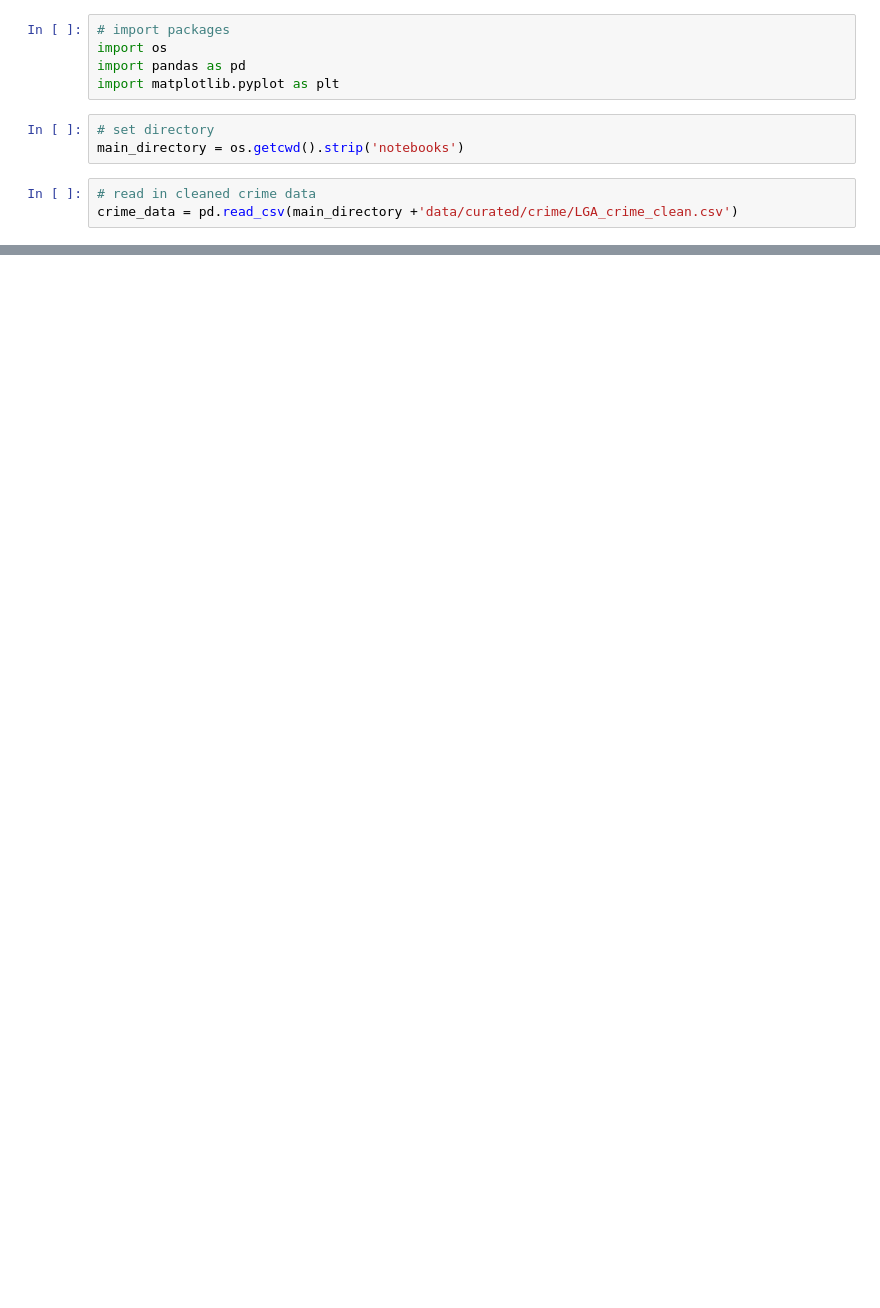
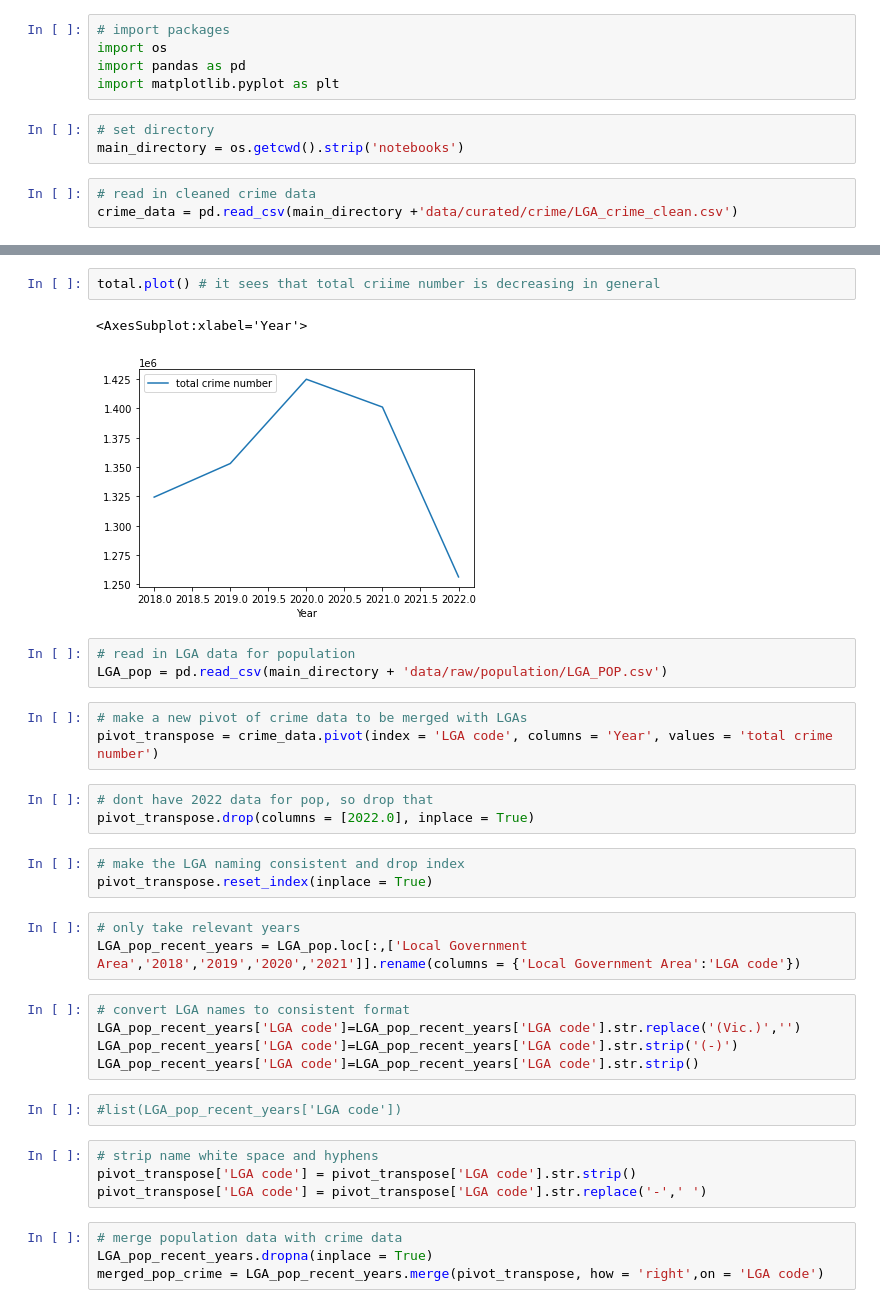
Before and after one commit to MAST30034-Applied-Data-Science/generic-real-estate-consulting-project-18, a Jupyter notebook: notebooks/Crime_forecast_generation.ipynb, the cells around one changed output, grey strips where cells are left out. Drawn from its saved outputs; the diff is of its cells as text; blank space fills up the shorter version.

```diff
--- a/notebooks/Crime_forecast_generation.ipynb
+++ b/notebooks/Crime_forecast_generation.ipynb
@@ -55,0 +61,35 @@ Name: Year, dtype: int64
+# %%
+total.plot() # it sees that total criime number is decreasing in general
+# %% [output]
+<AxesSubplot:xlabel='Year'>
+[figure, added]
+# %%
+# read in LGA data for population
+LGA_pop = pd.read_csv(main_directory + 'data/raw/population/LGA_POP.csv')
+# %%
+# make a new pivot of crime data to be merged with LGAs
+pivot_transpose = crime_data.pivot(index = 'LGA code', columns = 'Year', values = 'total crime number')
+# %%
+# dont have 2022 data for pop, so drop that
+pivot_transpose.drop(columns = [2022.0], inplace = True)
+# %%
+# make the LGA naming consistent and drop index
+pivot_transpose.reset_index(inplace = True)
+# %%
+# only take relevant years
+LGA_pop_recent_years = LGA_pop.loc[:,['Local Government Area','2018','2019','2020','2021']].rename(columns = {'Local Government Area':'LGA code'})
+# %%
+# convert LGA names to consistent format
+LGA_pop_recent_years['LGA code']=LGA_pop_recent_years['LGA code'].str.replace('(Vic.)','')
+LGA_pop_recent_years['LGA code']=LGA_pop_recent_years['LGA code'].str.strip('(-)')
+LGA_pop_recent_years['LGA code']=LGA_pop_recent_years['LGA code'].str.strip()
+# %%
+#list(LGA_pop_recent_years['LGA code'])
+# %%
+# strip name white space and hyphens
+pivot_transpose['LGA code'] = pivot_transpose['LGA code'].str.strip()
+pivot_transpose['LGA code'] = pivot_transpose['LGA code'].str.replace('-',' ')
+# %%
+# merge population data with crime data
+LGA_pop_recent_years.dropna(inplace = True)
+merged_pop_crime = LGA_pop_recent_years.merge(pivot_transpose, how = 'right',on = 'LGA code')
```
Also changed, not shown: parts of 18 cells of this notebook, 3 other files.
